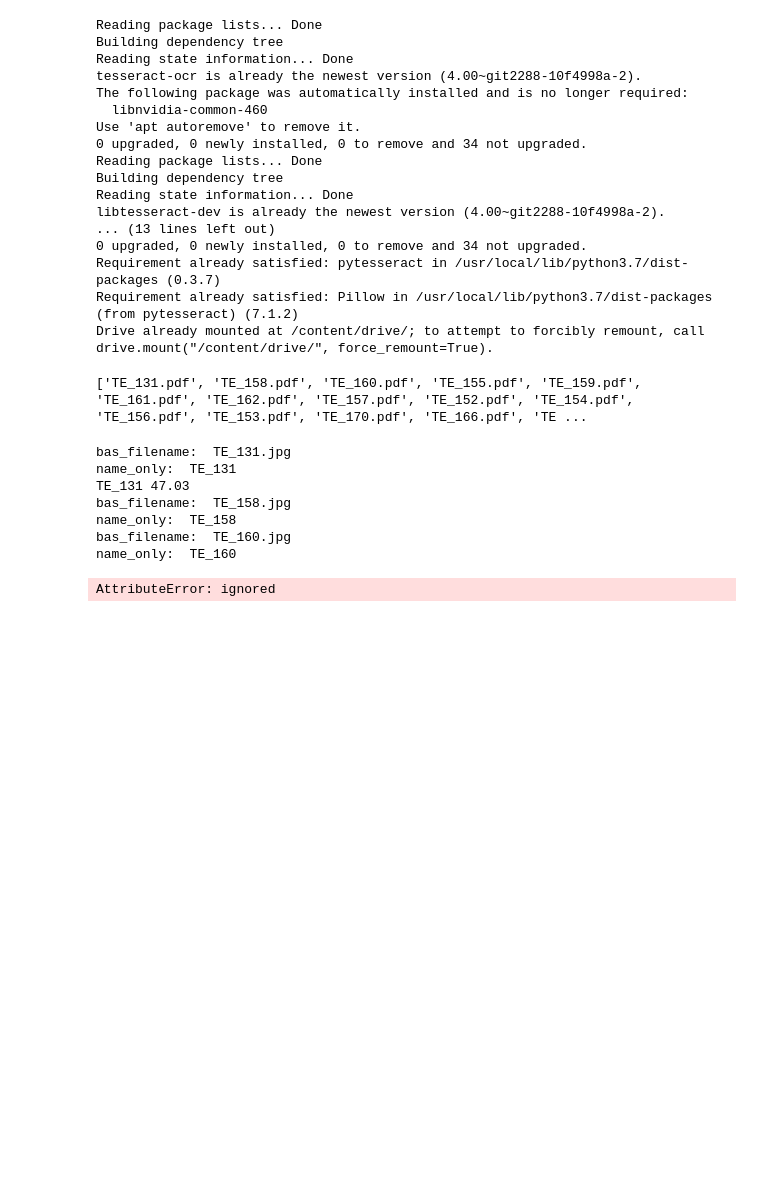
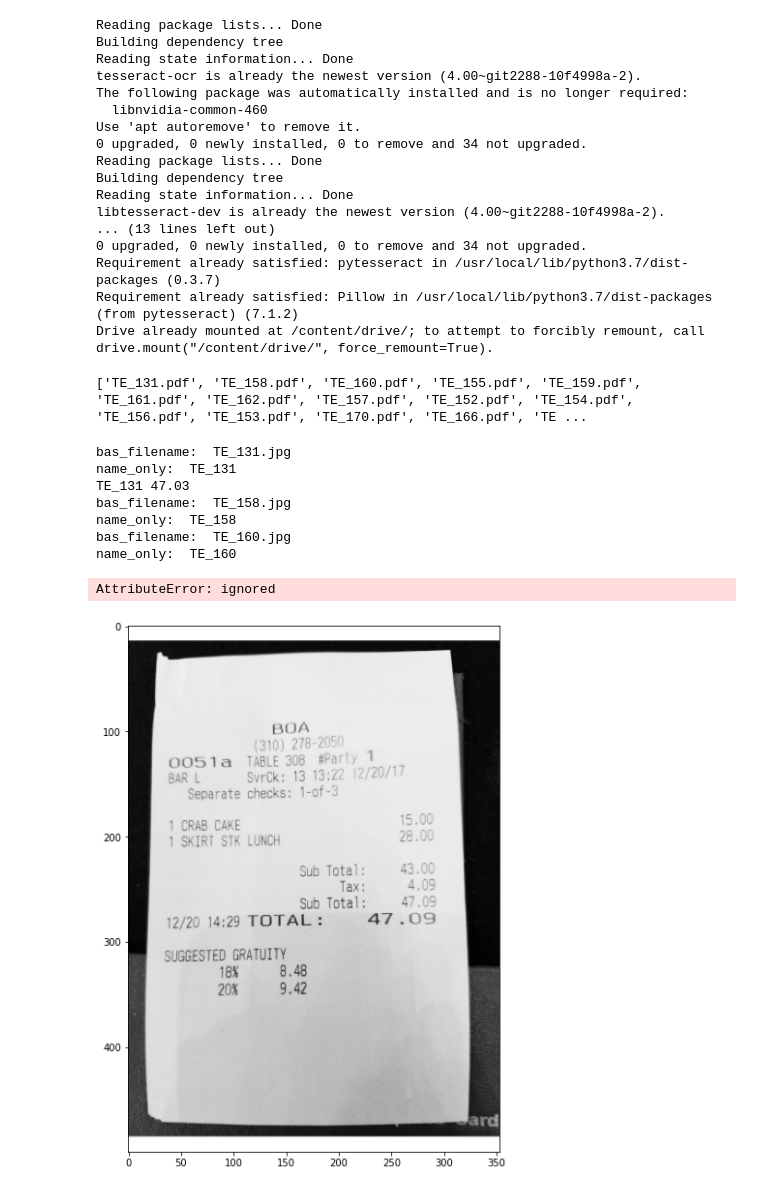
Before and after one commit to Bhaktaraj-Pooja/ML-Project, a Jupyter notebook: TAN_PDF_OCR.ipynb, the cells around one changed output. Drawn from its saved outputs; the diff is of its cells as text; code cells hidden in the pictures; blank space fills up the shorter version.

```diff
--- a/TAN_PDF_OCR.ipynb
+++ b/TAN_PDF_OCR.ipynb
@@ -169,95 +169,97 @@ for fn in files:
 
     # Convert to grayscale for further processing
     gray = cv2.cvtColor(image, cv2.COLOR_BGR2GRAY)
-    # plot_gray(gray)
+    plot_gray(gray)
 
     # Get rid of noise with Gaussian Blur filter
     blurred = cv2.GaussianBlur(gray, (5, 5), 0)
-    # plot_gray(blurred)
+    plot_gray(blurred)
 
     # Detect white regions
     rectKernel = cv2.getStructuringElement(cv2.MORPH_RECT, (9, 9))
     dilated = cv2.dilate(blurred, rectKernel)
-    # plot_gray(dilated)
+    plot_gray(dilated)
 
     edged = cv2.Canny(dilated, 100, 200, apertureSize=3)
-    # plot_gray(edged)
+    plot_gray(edged)
 
     # Detect all contours in Canny-edged image
     contours, hierarchy = cv2.findContours(edged, cv2.RETR_TREE, cv2.CHAIN_APPROX_SIMPLE)
     image_with_contours = cv2.drawContours(image.copy(), contours, -1, (0,255,0), 3)
-    # plot_rgb(image_with_contours)
+    plot_rgb(image_with_contours)
 
     # Get 10 largest contours
     largest_contours = sorted(contours, key = cv2.contourArea, reverse = True)[:10]
     image_with_largest_contours = cv2.drawContours(image.copy(), largest_contours, -1, (0,255,0), 3)
-    # plot_rgb(image_with_largest_contours)
+    plot_rgb(image_with_largest_contours)
 
     # get_receipt_contour(largest_contours)
 
     receipt_contour = get_receipt_contour(largest_contours)
-    image_with_receipt_contour = cv2.drawContours(image.copy(), [receipt_contour], -1, (0, 255, 0), 2)
-    #plot_rgb(image_with_receipt_contour)
+    # image_with_receipt_contour = cv2.drawContours(image.copy(), [receipt_contour], -1, (0, 255, 0), 2)
+    # plot_rgb(image_with_receipt_contour)
 
-    scanned = wrap_perspective(original.copy(), contour_to_rect(receipt_contour))
-    # plt.figure(figsize=(16,10))
-    # plt.imshow(scanned)
+    if receipt_contour:
+        scanned = wrap_perspective(original.copy(), contour_to_rect(receipt_contour))
+        plt.figure(figsize=(16,10))
+        plt.imshow(scanned)
 
-    result = bw_scanner(scanned)
-    # plot_gray(result)
+        result = bw_scanner(scanned)
+        plot_gray(result)
 
-    output = Image.fromarray(result)
-    output.save('result.png')
+        output = Image.fromarray(result)
+        output.save('result.png')
 
-    file_name = "result.png"
-    image = cv2.imread(file_name, cv2.IMREAD_GRAYSCALE)
-    # plot_gray(image)
+        file_name = "result.png"
+        image = cv2.imread(file_name, cv2.IMREAD_GRAYSCALE)
+        plot_gray(image)
 
-    d = pytesseract.image_to_data(output, output_type=Output.DICT)
-    n_boxes = len(d['level'])
-    boxes = cv2.cvtColor(image.copy(), cv2.COLOR_BGR2RGB)
-    for i in range(n_boxes):
-        (x, y, w, h) = (d['left'][i], d['top'][i], d['width'][i], d['height'][i])
-        boxes = cv2.rectangle(boxes, (x, y), (x + w, y + h), (0, 255, 0), 2)
+        d = pytesseract.image_to_data(output, output_type=Output.DICT)
+        n_boxes = len(d['level'])
+        boxes = cv2.cvtColor(image.copy(), cv2.COLOR_BGR2RGB)
+        for i in range(n_boxes):
+            (x, y, w, h) = (d['left'][i], d['top'][i], d['width'][i], d['height'][i])
+            boxes = cv2.rectangle(boxes, (x, y), (x + w, y + h), (0, 255, 0), 2)
 
-    # plot_rgb(boxes)
+        plot_rgb(boxes)
 
-    extracted_text = pytesseract.image_to_string(image)
-    # print(extracted_text)
+        extracted_text = pytesseract.image_to_string(image)
+        # print(extracted_text)
 
-    amounts = find_amounts(extracted_text)
-    # amounts
+        amounts = find_amounts(extracted_text)
+        # amounts
 
-    # max(amounts)
+        # max(amounts)
 
-    if amounts:
+        if amounts:
 
-        i_str = str(i)
+            i_str = str(i)
 
-        # Submission[i].File_name = name_only+i_str
-        # Submission[i].Tot_amount = max(amounts)
+            # Submission[i].File_name = name_only+i_str
+            # Submission[i].Tot_amount = max(amounts)
 
-        print(name_only, max(amounts))
+            print(name_only, max(amounts))
 
-        # Submission[i] = pd.DataFrame({"FileName":[name_only],
-        #                      "Total Amount":[max(amounts)]})
+            # Submission[i] = pd.DataFrame({"FileName":[name_only],
+            #                      "Total Amount":[max(amounts)]})
 
-        Submission = Submission.append({'FileName':[name_only],
-                          'Total Amount':[max(amounts)]}, ignore_index = True)
+            Submission = Submission.append({'FileName':[name_only],
+                              'Total Amount':[max(amounts)]}, ignore_index = True)
 
 # # rename columns
 # Submission = Submission.rename(columns={output.columns[0]: 'File Name'})
 # Submission = Submission.rename(columns={output.columns[1]: 'Total Amount'})
 
 # write output file to Google drive
 output_path = '/content/drive/MyDrive/PDF_OCR_FinalAssesment.csv'
 Submission.to_csv(output_path, index=False)
 # %% [output]
 bas_filename:  TE_131.jpg
 name_only:  TE_131
 TE_131 47.03
 bas_filename:  TE_158.jpg
 name_only:  TE_158
 bas_filename:  TE_160.jpg
 name_only:  TE_160
 AttributeError: ignored
+[figure, added]
```
Also changed, not shown: parts of 1 cell of this notebook.
